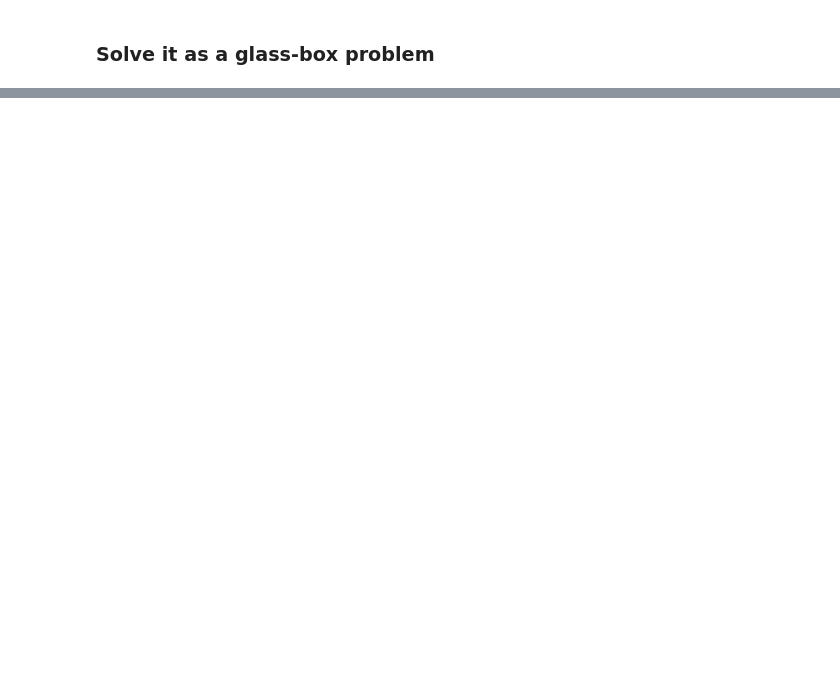
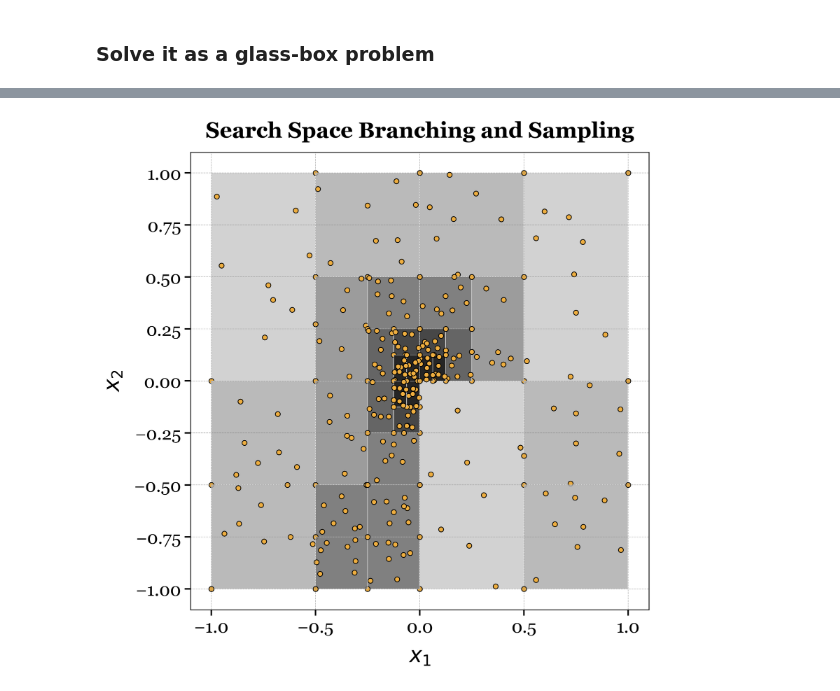
Before and after one commit to DDPSE/PyDDSBB, a Jupyter notebook: Examples/DDSBB Algorithm.ipynb, the cells around one changed output, grey strips where cells are left out. Cells and saved outputs as stored; diff of their text form; code cells hidden in the pictures; blank space fills up the shorter version.

```diff
--- a/Examples/DDSBB Algorithm.ipynb
+++ b/Examples/DDSBB Algorithm.ipynb
@@ -315,0 +527,82 @@ ax.yaxis.set_tick_params(labelsize=15)
+# %%
+## Lowerbound and upperbound for lipschitz-informed underestimator
+fig = plt.figure(figsize=(8, 8), dpi=300)
+ax2 = fig.add_subplot(1, 1, 1)
+
+marker_clr = '#EEAE40'
+for level in bcp_solver_LC.Tree.keys():
+    for node in bcp_solver_LC.Tree[level].values():
+        shade1 = np.arange(node.bounds[0, 0], node.bounds[1, 0], 0.001)
+        ax2.fill_between(
+            shade1,
+            node.bounds[1, 1],
+            node.bounds[0, 1],
+            facecolor=plt.cm.Greys(level / len(bcp_solver_LC.Tree.keys())),
+            edgecolor='white',
+            linewidth=0.4,
+            alpha=0.8
+        )
+        ax2.scatter(
+            node.x[:, 0],
+            node.x[:, 1],
+            marker='.',
+            s=100,
+            c=marker_clr,
+            edgecolors='black',
+            linewidth=0.75
+        )
+
+ax2.set_xlabel('$x_1$', fontsize=22, fontweight='bold', labelpad=10)
+ax2.set_ylabel('$x_2$', fontsize=22, fontweight='bold', labelpad=10)
+ax2.tick_params(axis='both', labelsize=18, width=1.5, length=6)
+ax2.grid(color='gray', linestyle='--', linewidth=0.5, alpha=0.6)
+ax2.set_title('Search Space Branching and Sampling', fontsize=22, fontweight='bold', pad=15)
+plt.tight_layout()
+
+plt.show()
+
+###-------------------------------------------------------------------------------------------
+fig = plt.figure(figsize=(8,8), dpi=300)
+ax = fig.add_subplot(1, 1, 1)
+
+levels = range(len(bcp_solver_LC._lowerbound_hist))
+
+ax.plot(
+    levels,
+    bcp_solver_LC._upperbound_hist,
+    label='Upper Bound',
+    color= '#1d2a54',
+    marker='v',
+    markersize=8,
+    linewidth=2
+)
+ax.plot(
+    levels,
+    bcp_solver_LC._lowerbound_hist,
+    label='Lower Bound',
+    color='#b8873d',
+    marker='^',
+    markersize=8,
+    linewidth=2
+)
+ax.set_xlabel('Level', fontsize=22, fontweight='bold', labelpad=10)
+ax.set_ylabel('f(x)', fontsize=22, fontweight='bold', labelpad=10)
+
+ax.tick_params(axis='both', labelsize=18, width=1.5, length=6)
+
+ax.legend(
+    fontsize=18,
+    frameon=True,
+    loc='lower right',
+    fancybox=False,
+    shadow=False,
+    borderpad=1
+)
+
+ax.grid(color='gray', linestyle='--', linewidth=0.7, alpha=0.6)
+ax.set_title('Lower Bound and Upper Bound Evolution', fontsize=20, fontweight='bold', pad=15)
+
+plt.tight_layout()
+plt.show()
+# %% [output]
+[figure, added]
```
Also changed, not shown: parts of 35 cells of this notebook.
